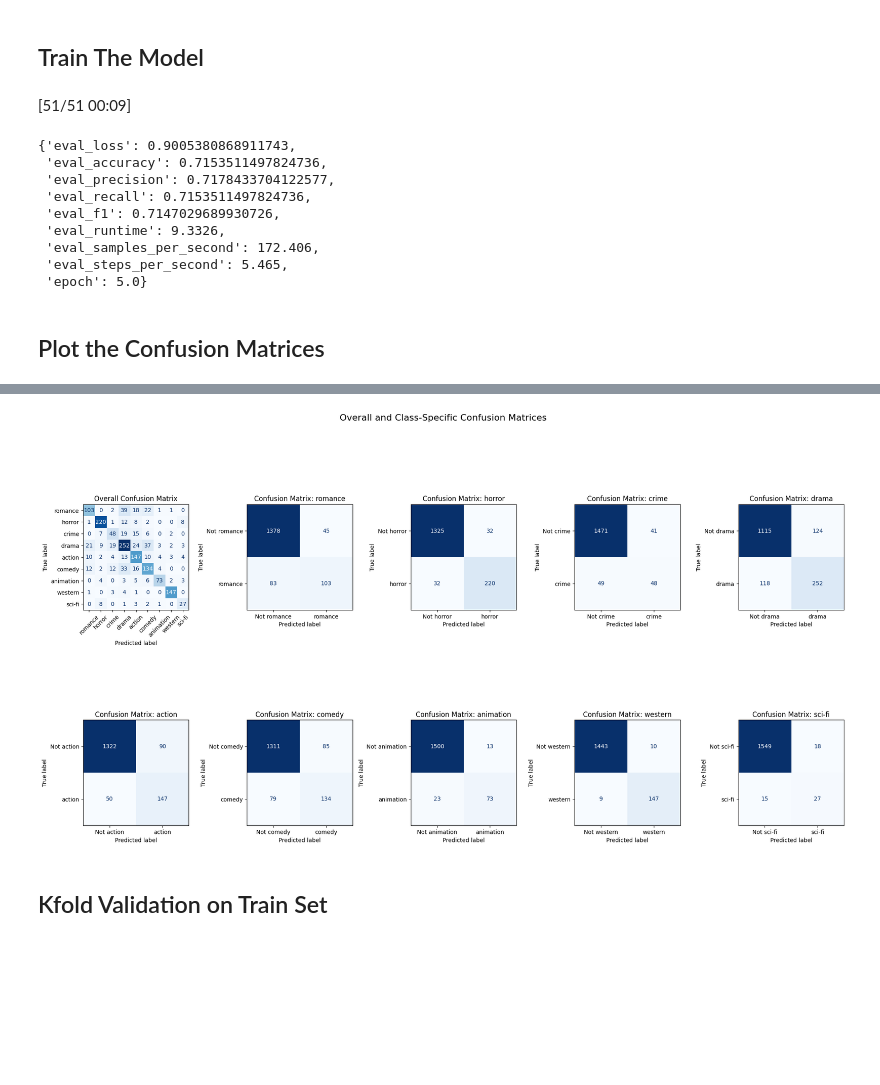
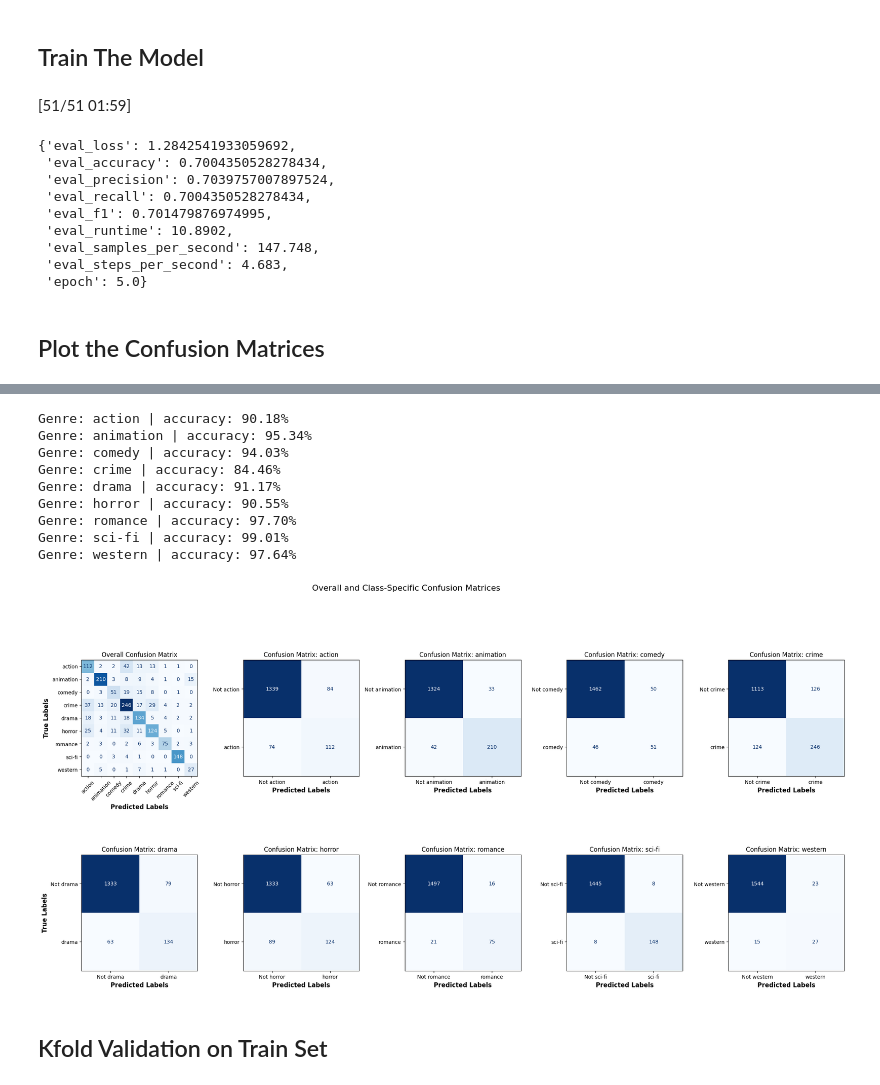
Before and after one commit to El1ters/Lingua-Natural, a Jupyter notebook: distil_bert_approach.ipynb, the cells around one changed output, grey strips where cells are left out. Drawn from its saved outputs; the diff is of its cells as text; code cells hidden in the pictures; blank space fills up the shorter version.

```diff
--- a/distil_bert_approach.ipynb
+++ b/distil_bert_approach.ipynb
@@ -113,8 +128,10 @@ training_args = TrainingArguments(
     metric_for_best_model="accuracy",
     greater_is_better=True,
     fp16=True,
-    seed=random_state
+    seed=random_state,
 )
+
+optimizer = torch.optim.AdamW(model.parameters(), lr=1e-4, weight_decay=0.01)
 
 trainer = Trainer(
     model=model,
@@ -123,6 +140,7 @@ trainer = Trainer(
     eval_dataset=test_dataset,
     tokenizer=tokenizer,
     compute_metrics=compute_metrics,
+    optimizers = (optimizer, None)
 )
 
 trainer.train()
@@ -145,15 +163,15 @@ TrainOutput(global_step=1005, training_loss=0.515915911707712, metrics={'train_r
 # %%
 trainer.evaluate()
 # %% [output]
-[51/51 00:09]
+[51/51 01:59]
-{'eval_loss': 0.9005380868911743,
- 'eval_accuracy': 0.7153511497824736,
- 'eval_precision': 0.7178433704122577,
- 'eval_recall': 0.7153511497824736,
- 'eval_f1': 0.7147029689930726,
- 'eval_runtime': 9.3326,
- 'eval_samples_per_second': 172.406,
- 'eval_steps_per_second': 5.465,
+{'eval_loss': 1.2842541933059692,
+ 'eval_accuracy': 0.7004350528278434,
+ 'eval_precision': 0.7039757007897524,
+ 'eval_recall': 0.7004350528278434,
+ 'eval_f1': 0.701479876974995,
+ 'eval_runtime': 10.8902,
+ 'eval_samples_per_second': 147.748,
+ 'eval_steps_per_second': 4.683,
  'epoch': 5.0}
 # %% [markdown]
 ## Plot the Confusion Matrices
@@ -162,6 +180,8 @@ trainer.evaluate()
 predictions = trainer.predict(test_dataset)
 cm = confusion_matrix(test_dataset['labels'], predictions.predictions.argmax(axis=1))
 genre_names = list(genre_labels.keys())  # Genre names from your labels
+genre_names.sort()  # Sort genre names for better visualization
+
 
 # Create a figure with subplots: one for the overall matrix + individual class matrices
 num_genres = len(genre_names)
@@ -176,36 +196,49 @@ ax_overall.set_title("Overall Confusion Matrix")
 
 # Plot individual confusion matrices for each genre
 for i, genre in enumerate(genre_names):
+
     # Create binary confusion matrix for the current genre
     binary_true = [1 if label == i else 0 for label in test_dataset['labels']]
     binary_pred = [1 if label == i else 0 for label in predictions.predictions.argmax(axis=1)]
     class_cm = confusion_matrix(binary_true, binary_pred, labels=[0, 1])
+
+    accuracy = class_cm.diagonal().sum() / class_cm.sum()
+    print(f"Genre: {genre} | accuracy: {accuracy:.2%}")
 
     # Select the appropriate subplot position for the genre
     row = (i + 1) // ((num_genres + 1) // 2)
     col = (i + 1) % ((num_genres + 1) // 2)
     ax = axes[row, col]
 
     disp = ConfusionMatrixDisplay(confusion_matrix=class_cm, display_labels=[f"Not {genre}", genre])
     disp.plot(cmap=plt.cm.Blues, ax=ax, colorbar=False)
     ax.set_title(f"Confusion Matrix: {genre}")
 
     if col != 0:  # Not the first column, hide y-axis labels
         ax.set_ylabel('')
         ax.set_xlabel("Predicted Labels", fontsize=12, fontweight='bold')
     if col == 0 and row == 1:
         ax.set_xlabel("Predicted Labels", fontsize=12, fontweight='bold')
         ax.set_ylabel("True Labels", fontsize=12, fontweight='bold')
 
 ax_overall.set_xlabel("Predicted Labels", fontsize=12, fontweight='bold')
 ax_overall.set_ylabel("True Labels", fontsize=12, fontweight='bold')
 
 # Adjust layout to prevent overlapping
-plt.tight_layout(rect=[0, 0, 1, 0.96])
+plt.tight_layout(rect=[0, 0, 1.1, 0.95])
 plt.show()
 # %% [output]
 [interactive output not drawn]
+Genre: action | accuracy: 90.18%
+Genre: animation | accuracy: 95.34%
+Genre: comedy | accuracy: 94.03%
+Genre: crime | accuracy: 84.46%
+Genre: drama | accuracy: 91.17%
+Genre: horror | accuracy: 90.55%
+Genre: romance | accuracy: 97.70%
+Genre: sci-fi | accuracy: 99.01%
+Genre: western | accuracy: 97.64%
-[figure, old version]
+[figure, new version]
 # %% [markdown]
 ## Kfold Validation on Train Set
 # %%
```
Also changed, not shown: parts of 5 cells of this notebook, 1 other file.
